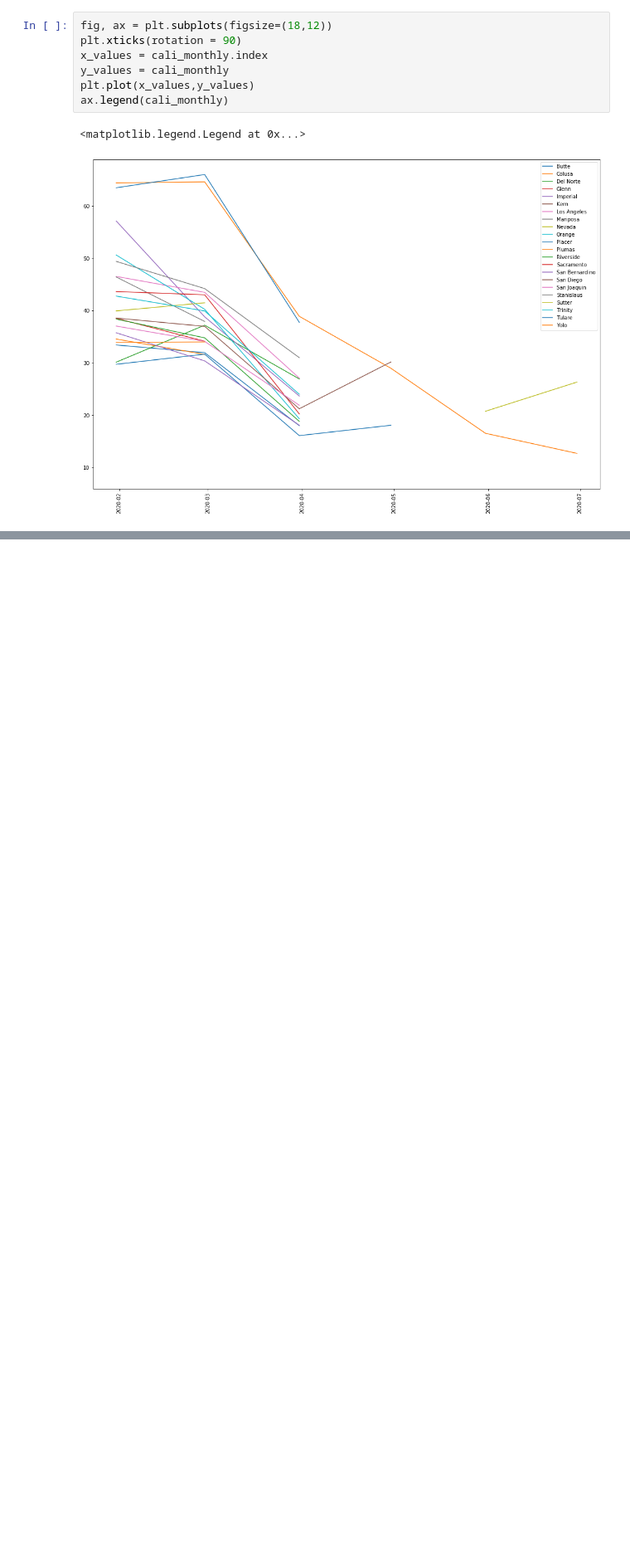
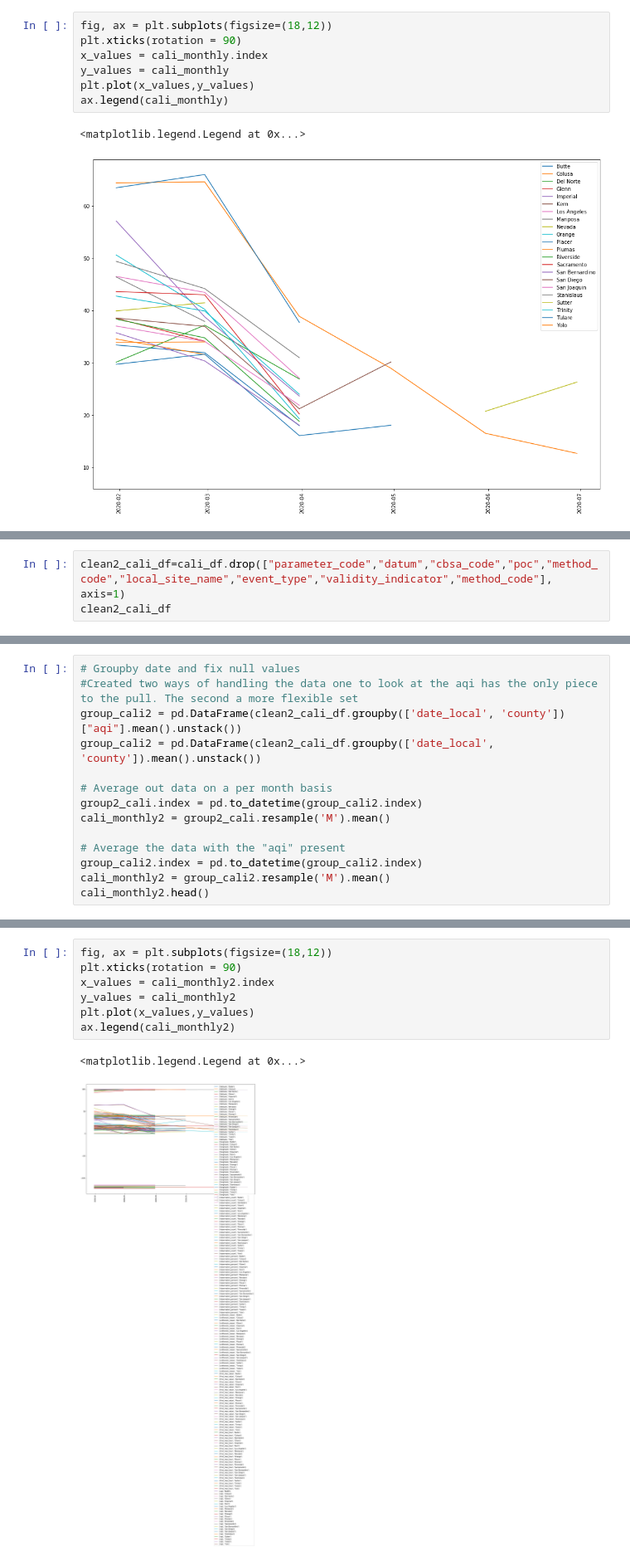
Before and after one commit to TrentELittle/BootcampProject1, a Jupyter notebook: project_main.ipynb, the cells around one changed output, grey strips where cells are left out. Shown at 83% size. Cells and saved outputs as stored; diff of their text form; blank space fills up the shorter version.

```diff
--- a/project_main.ipynb
+++ b/project_main.ipynb
@@ -175,0 +204,3 @@ plt.show()
+# %%
+clean2_cali_df=cali_df.drop(["parameter_code","datum","cbsa_code","poc","method_code","local_site_name","event_type","validity_indicator","method_code"], axis=1)
+clean2_cali_df
@@ -175,0 +221,14 @@ plt.show()
+# %%
+# Groupby date and fix null values
+#Created two ways of handling the data one to look at the aqi has the only piece to the pull. The second a more flexible set
+group_cali2 = pd.DataFrame(clean2_cali_df.groupby(['date_local', 'county'])["aqi"].mean().unstack())
+group_cali2 = pd.DataFrame(clean2_cali_df.groupby(['date_local', 'county']).mean().unstack())
+
+# Average out data on a per month basis
+group2_cali.index = pd.to_datetime(group_cali2.index)
+cali_monthly2 = group2_cali.resample('M').mean()
+
+# Average the data with the "aqi" present
+group_cali2.index = pd.to_datetime(group_cali2.index)
+cali_monthly2 = group_cali2.resample('M').mean()
+cali_monthly2.head()
@@ -175,0 +245,10 @@ plt.show()
+# %%
+fig, ax = plt.subplots(figsize=(18,12))
+plt.xticks(rotation = 90)
+x_values = cali_monthly2.index
+y_values = cali_monthly2
+plt.plot(x_values,y_values)
+ax.legend(cali_monthly2)
+# %% [output]
+<matplotlib.legend.Legend at 0x...>
+[figure, added]
```
Also changed, not shown: parts of 6 cells of this notebook.
